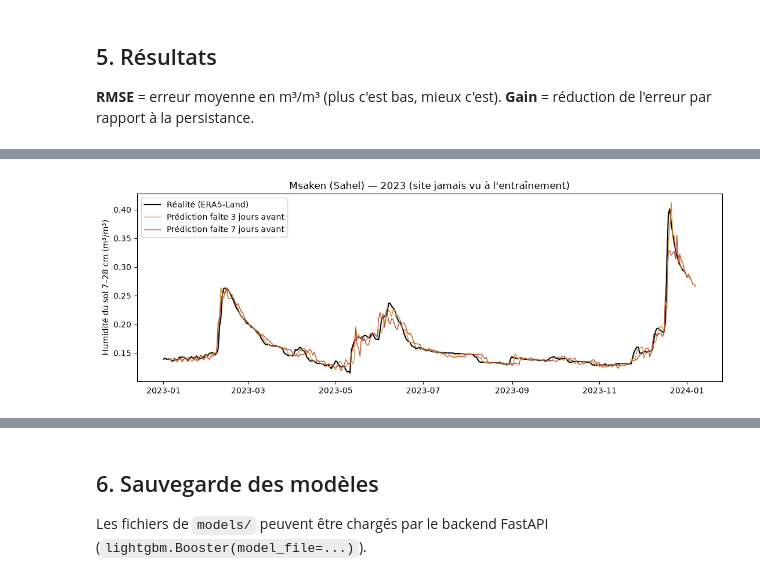
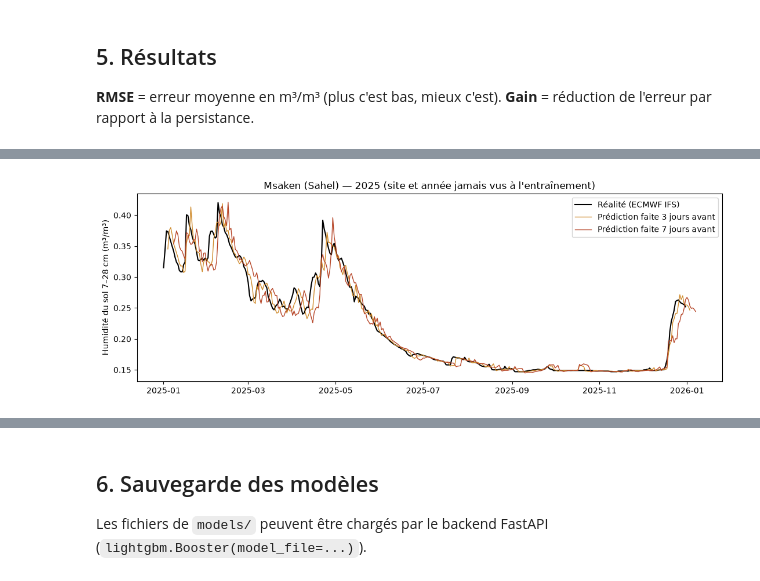
Before and after one commit to Dina0charfi/hackathon-gaia-kizuna-, a Jupyter notebook: ml/prevision_humidite_sol.ipynb, the cells around one changed output, grey strips where cells are left out. Saved outputs shown, nothing was run; the diff lists cells and outputs as text; code cells hidden in the pictures.

```diff
--- a/ml/prevision_humidite_sol.ipynb
+++ b/ml/prevision_humidite_sol.ipynb
@@ -34,8 +36,12 @@ import matplotlib.pyplot as plt
 DATA_DIR = Path("data");    DATA_DIR.mkdir(exist_ok=True)
 MODEL_DIR = Path("models"); MODEL_DIR.mkdir(exist_ok=True)
 
-START, END = "2016-01-01", "2024-12-31"
-HORIZONS = range(1, 8)
+START = "2020-01-01"
+END = (pd.Timestamp.today().normalize() - pd.Timedelta(days=1)).strftime("%Y-%m-%d")   # hier : dernier jour complet
+FIN_ENTRAIN, ANNEE_VALID, DEBUT_TEST = 2023, 2024, 2025
+print("Période :", START, "→", END)
+HORIZONS = range(1, 9)         # J+1 … J+8 (voir l'introduction)
+HORIZONS_PLAN = range(1, 8)    # le plan d'irrigation couvre 7 jours
 CIBLE = "sm_7_28"   # humidité du sol 7–28 cm, zone des racines
 plt.rcParams["figure.figsize"] = (11, 4)
 warnings.filterwarnings("ignore", category=DeprecationWarning)
@@ -177,7 +227,7 @@ Total : 85488 lignes, 26 sites
 # Aperçu : un site du Nord et une oasis du Sud
 fig, ax = plt.subplots(2, 1, figsize=(11, 6), sharex=True)
 for a, sid in zip(ax, ["beja", "kebili"]):
-    d = data[(data.site == sid) & (data.date.dt.year >= 2022)]
+    d = data[(data.site == sid) & (data.date.dt.year >= DEBUT_TEST)]
     a.plot(d.date, d.sm_7_28, color="#5b7f3a", label="Humidité du sol 7–28 cm")
     a2 = a.twinx(); a2.bar(d.date, d.pluie, color="#4a7bb7", alpha=.5, width=1, label="Pluie (mm)")
     a.set_title(SITES.set_index("id").nom[sid]); a.set_ylabel("m³/m³"); a2.set_ylabel("mm")
@@ -224,10 +274,10 @@ variables = lambda h: BASE + [f"pluie_fut_{h}", f"pluie_max_fut_{h}", f"et0_fut_
 
 table = pd.concat([construire_variables(g) for _, g in data.groupby("site")], ignore_index=True)
 annee = table.date.dt.year
-ENTRAIN   = (~table.test_geo) & (annee <= 2020)
-VALID     = (~table.test_geo) & (annee == 2021)
-TEST_TEMP = (~table.test_geo) & (annee >= 2022)     # années jamais vues
-TEST_GEO  = ( table.test_geo) & (annee >= 2022)     # lieux ET années jamais vus
+ENTRAIN   = (~table.test_geo) & (annee <= FIN_ENTRAIN)
+VALID     = (~table.test_geo) & (annee == ANNEE_VALID)
+TEST_TEMP = (~table.test_geo) & (annee >= DEBUT_TEST)     # années jamais vues
+TEST_GEO  = ( table.test_geo) & (annee >= DEBUT_TEST)     # lieux ET années jamais vus
 print({k: int(v.sum()) for k, v in dict(entrainement=ENTRAIN, validation=VALID,
                                         test_annees=TEST_TEMP, test_lieux=TEST_GEO).items()})
 # %% [output]
@@ -304,18 +356,18 @@ Réduction moyenne de l'erreur par rapport à la persistance :
 # %%
 # Exemple sur un site jamais vu : prédiction à J+3 et J+7 comparée à la réalité
 SITE_EX = "msaken"
-d = table[(table.site == SITE_EX) & (table.date.dt.year == 2023)].copy()
+d = table[(table.site == SITE_EX) & (table.date.dt.year == DEBUT_TEST)].copy()
 fig, ax = plt.subplots()
-ax.plot(d.date, d[CIBLE], color="black", lw=1.5, label="Réalité (ERA5-Land)")
+ax.plot(d.date, d[CIBLE], color="black", lw=1.5, label="Réalité (ECMWF IFS)")
 for h, c in [(3, "#d08c2e"), (7, "#b7472a")]:
     X = variables(h); ok = d[X].notna().all(axis=1)
     pred = d.loc[ok, CIBLE] + modeles[h].predict(d.loc[ok, X])
     ax.plot(d.loc[ok, "date"] + pd.Timedelta(days=h), pred, color=c, lw=1, label=f"Prédiction faite {h} jours avant")
-ax.set_title(f"{SITES.set_index('id').nom[SITE_EX]} — 2023 (site jamais vu à l'entraînement)")
+ax.set_title(f"{SITES.set_index('id').nom[SITE_EX]} — {DEBUT_TEST} (site et année jamais vus à l'entraînement)")
 ax.set_ylabel("Humidité du sol 7–28 cm (m³/m³)"); ax.legend()
 fig.tight_layout()
 # %% [output]
-[figure, old version]
+[figure, new version]
 # %%
 # Ce qui compte le plus pour prédire à J+7
 h = 7
```
Also changed, not shown: parts of 24 cells of this notebook, 42 other files.
